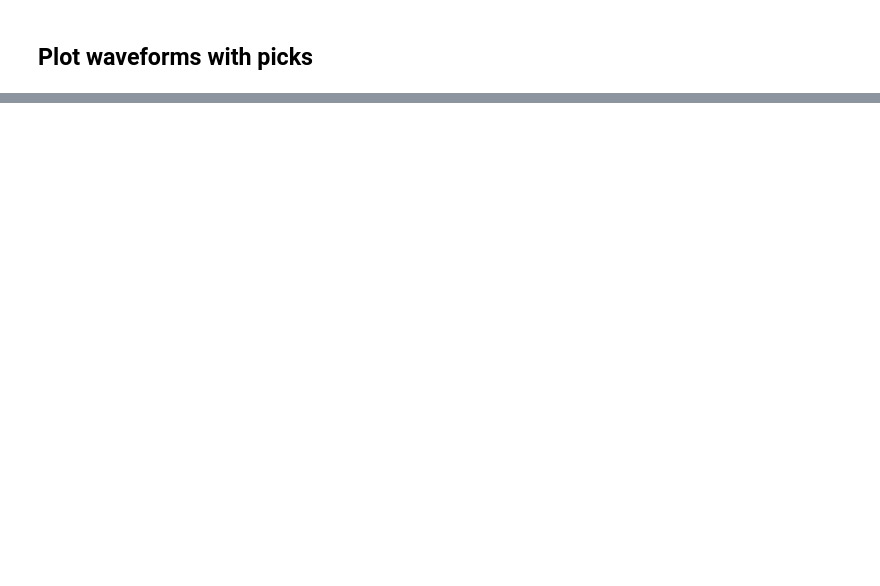
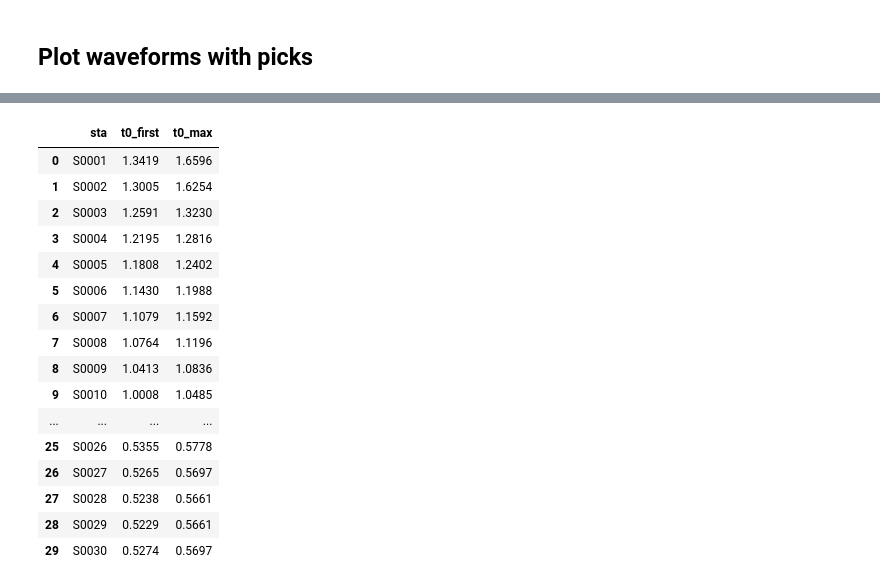
Before and after one commit to HongjianFang/ScatterTomo, a Jupyter notebook: jupyter/pick_synthetics.ipynb, the cells around one changed output, grey strips where cells are left out. Saved outputs shown, nothing was run; the diff lists cells and outputs as text; code cells hidden in the pictures; blank space fills up the shorter version.

```diff
--- a/jupyter/pick_synthetics.ipynb
+++ b/jupyter/pick_synthetics.ipynb
@@ -69 +96,21 @@ pick('../data/00012.su', '../data/STATIONS')
+# %%
+df
+# %% [output]
+|  | sta | t0_first | t0_max |
+| 0 | S0001 | 1.3419 | 1.6596 |
+| 1 | S0002 | 1.3005 | 1.6254 |
+| 2 | S0003 | 1.2591 | 1.3230 |
+| 3 | S0004 | 1.2195 | 1.2816 |
+| 4 | S0005 | 1.1808 | 1.2402 |
+| 5 | S0006 | 1.1430 | 1.1988 |
+| 6 | S0007 | 1.1079 | 1.1592 |
+| 7 | S0008 | 1.0764 | 1.1196 |
+| 8 | S0009 | 1.0413 | 1.0836 |
+| 9 | S0010 | 1.0008 | 1.0485 |
+| ... | ... | ... | ... |
+| 25 | S0026 | 0.5355 | 0.5778 |
+| 26 | S0027 | 0.5265 | 0.5697 |
+| 27 | S0028 | 0.5238 | 0.5661 |
+| 28 | S0029 | 0.5229 | 0.5661 |
+| 29 | S0030 | 0.5274 | 0.5697 |
 # %%
```
Also changed, not shown: parts of 6 cells of this notebook, 31 other files.
